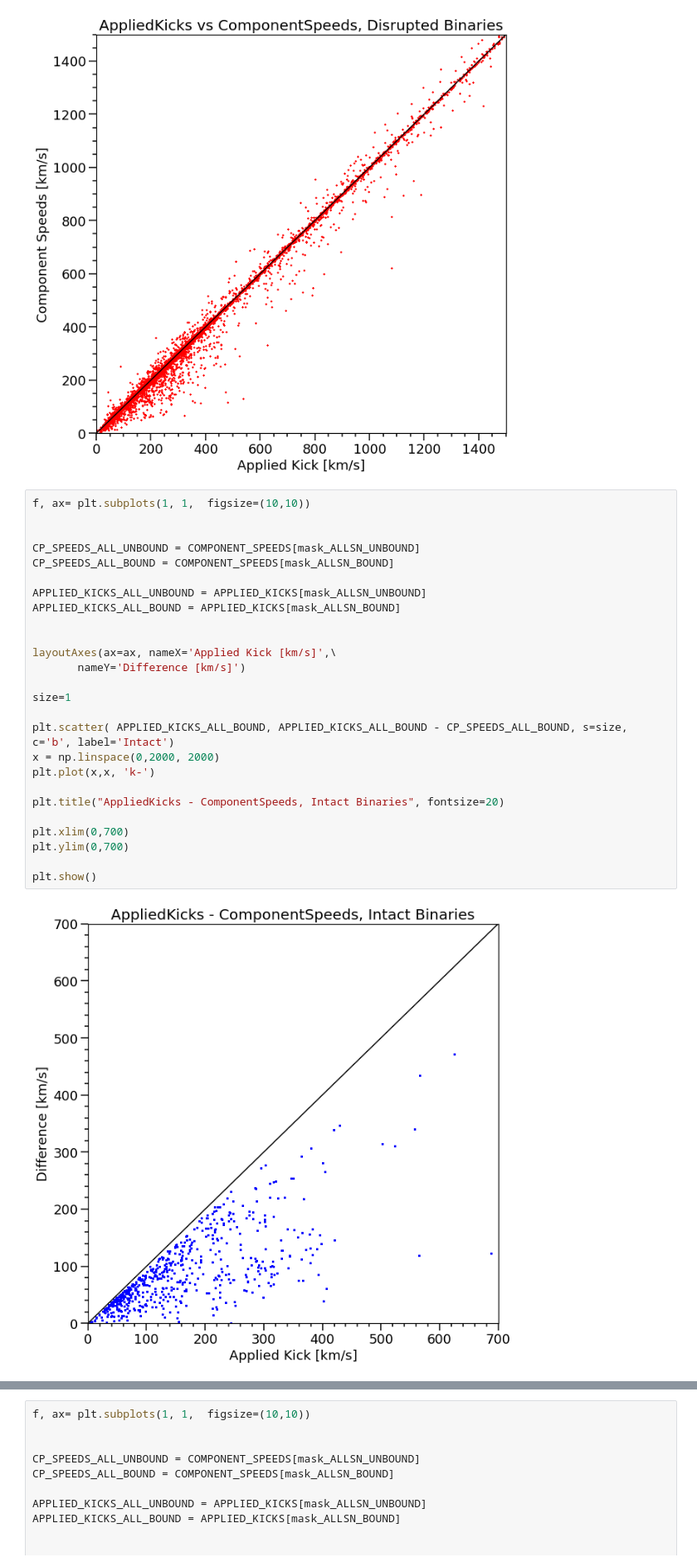
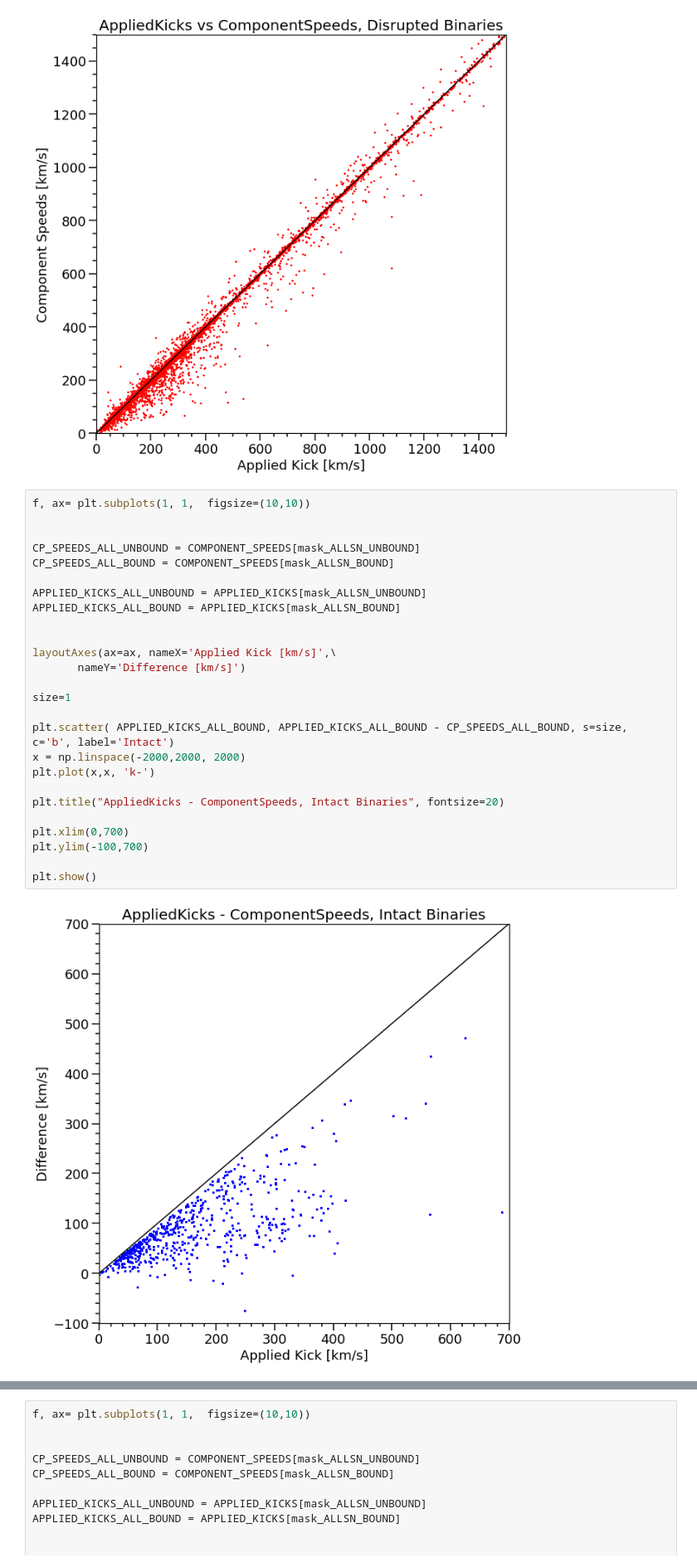
Before and after one commit to veome22/supernova_remnant_prescription, a Jupyter notebook: FRONTERA_kick_dist_plots_compas_BSE.ipynb, the cells around one changed output, grey strips where cells are left out. Shown at 83% size. Drawn from its saved outputs; the diff is of its cells as text.

```diff
--- a/FRONTERA_kick_dist_plots_compas_BSE.ipynb
+++ b/FRONTERA_kick_dist_plots_compas_BSE.ipynb
@@ -627,28 +633,28 @@ plt.show()
 # %%
 f, ax= plt.subplots(1, 1,  figsize=(10,10))
 
 
 CP_SPEEDS_ALL_UNBOUND = COMPONENT_SPEEDS[mask_ALLSN_UNBOUND]
 CP_SPEEDS_ALL_BOUND = COMPONENT_SPEEDS[mask_ALLSN_BOUND]
 
 APPLIED_KICKS_ALL_UNBOUND = APPLIED_KICKS[mask_ALLSN_UNBOUND]
 APPLIED_KICKS_ALL_BOUND = APPLIED_KICKS[mask_ALLSN_BOUND]
 
 
 layoutAxes(ax=ax, nameX='Applied Kick [km/s]',\
        nameY='Difference [km/s]')
 
 size=1
 
 plt.scatter( APPLIED_KICKS_ALL_BOUND, APPLIED_KICKS_ALL_BOUND - CP_SPEEDS_ALL_BOUND, s=size, c='b', label='Intact')
-x = np.linspace(0,2000, 2000)
+x = np.linspace(-2000,2000, 2000)
 plt.plot(x,x, 'k-')
 
 plt.title("AppliedKicks - ComponentSpeeds, Intact Binaries", fontsize=20)
 
 plt.xlim(0,700)
-plt.ylim(0,700)
+plt.ylim(-100,700)
 
 plt.show()
 # %% [output]
-[figure, old version]
+[figure, new version]
```
Also changed, not shown: parts of 5 cells of this notebook.
